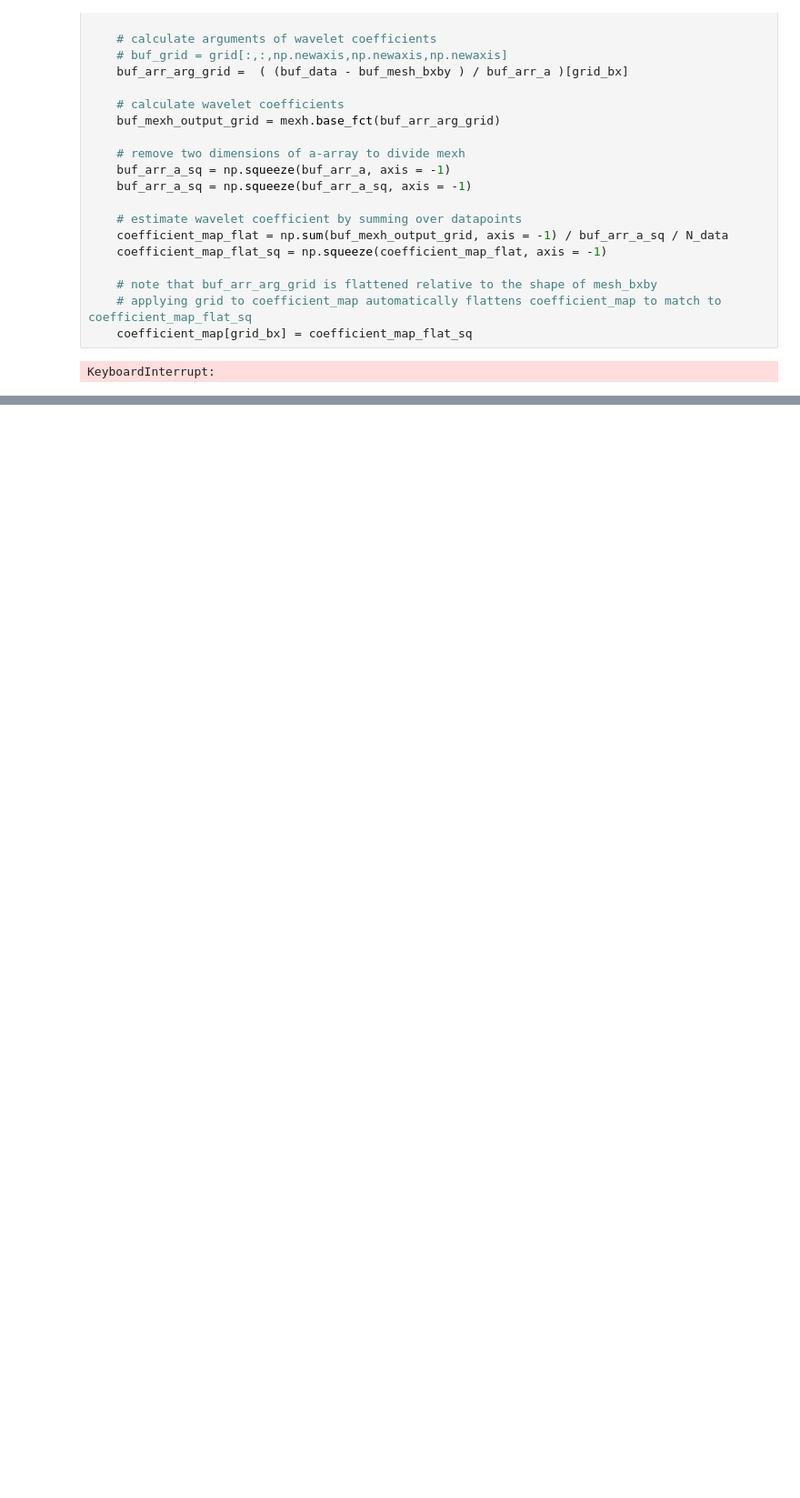
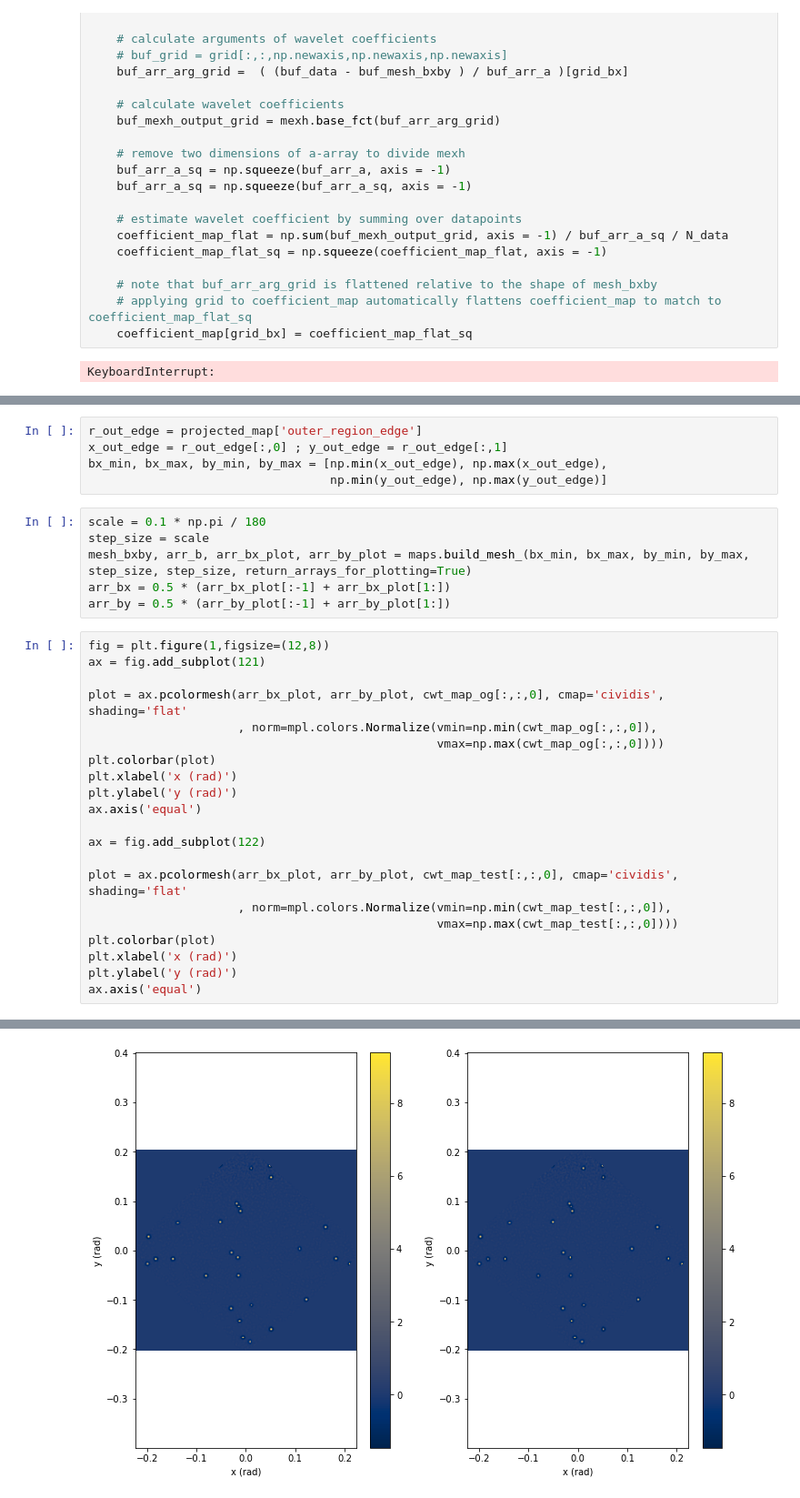
Before and after one commit to edwarddramirez/skysearch, a Jupyter notebook: wavelet_line_approach.ipynb, the cells around one changed output, grey strips where cells are left out. Shown: that part at 91% size. Cells and saved outputs as stored; diff of their text form; blank space fills up the shorter version.

```diff
--- a/wavelet_line_approach.ipynb
+++ b/wavelet_line_approach.ipynb
@@ -293,0 +358,33 @@ KeyboardInterrupt:
+# %%
+r_out_edge = projected_map['outer_region_edge']
+x_out_edge = r_out_edge[:,0] ; y_out_edge = r_out_edge[:,1]
+bx_min, bx_max, by_min, by_max = [np.min(x_out_edge), np.max(x_out_edge),
+                                  np.min(y_out_edge), np.max(y_out_edge)]
+# %%
+scale = 0.1 * np.pi / 180
+step_size = scale
+mesh_bxby, arr_b, arr_bx_plot, arr_by_plot = maps.build_mesh_(bx_min, bx_max, by_min, by_max, step_size, step_size, return_arrays_for_plotting=True)
+arr_bx = 0.5 * (arr_bx_plot[:-1] + arr_bx_plot[1:])
+arr_by = 0.5 * (arr_by_plot[:-1] + arr_by_plot[1:])
+# %%
+fig = plt.figure(1,figsize=(12,8))
+ax = fig.add_subplot(121)
+
+plot = ax.pcolormesh(arr_bx_plot, arr_by_plot, cwt_map_og[:,:,0], cmap='cividis', shading='flat'
+                     , norm=mpl.colors.Normalize(vmin=np.min(cwt_map_og[:,:,0]),
+                                                 vmax=np.max(cwt_map_og[:,:,0])))
+plt.colorbar(plot)
+plt.xlabel('x (rad)')
+plt.ylabel('y (rad)')
+ax.axis('equal')
+
+ax = fig.add_subplot(122)
+
+plot = ax.pcolormesh(arr_bx_plot, arr_by_plot, cwt_map_test[:,:,0], cmap='cividis', shading='flat'
+                     , norm=mpl.colors.Normalize(vmin=np.min(cwt_map_test[:,:,0]),
+                                                 vmax=np.max(cwt_map_test[:,:,0])))
+plt.colorbar(plot)
+plt.xlabel('x (rad)')
+plt.ylabel('y (rad)')
+ax.axis('equal')
+# %% [output]
@@ -293,0 +395 @@ KeyboardInterrupt:
+[figure, added]
```
Also changed, not shown: parts of 4 cells of this notebook, 4 other files.
